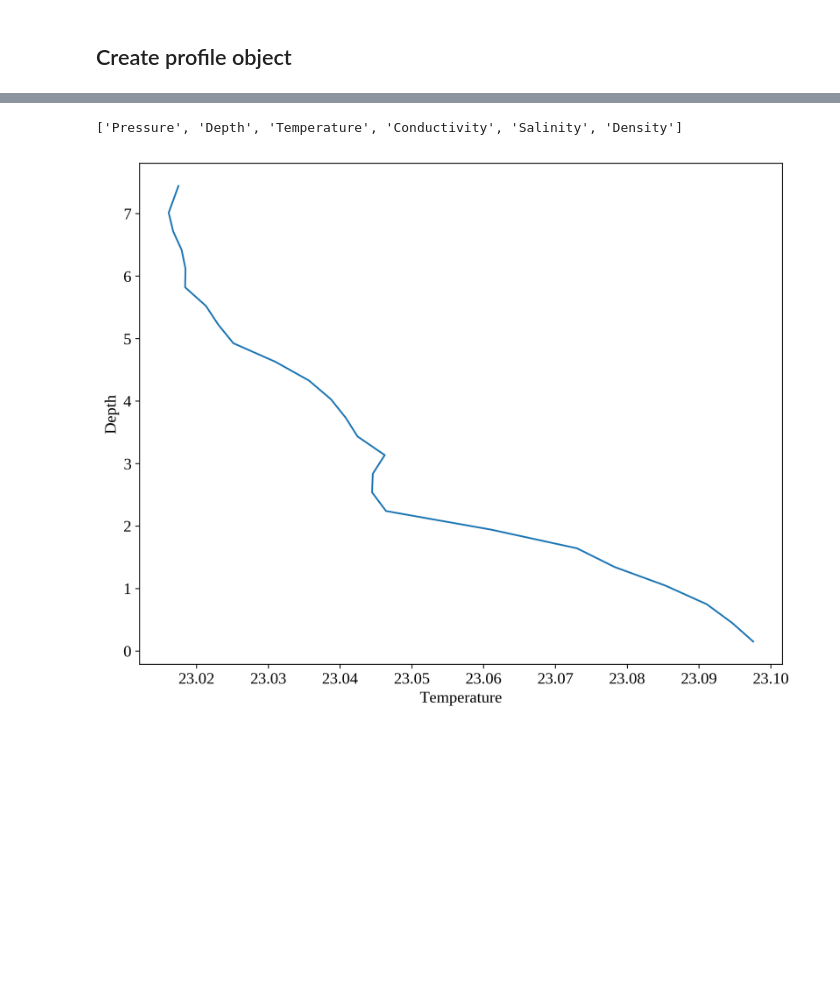
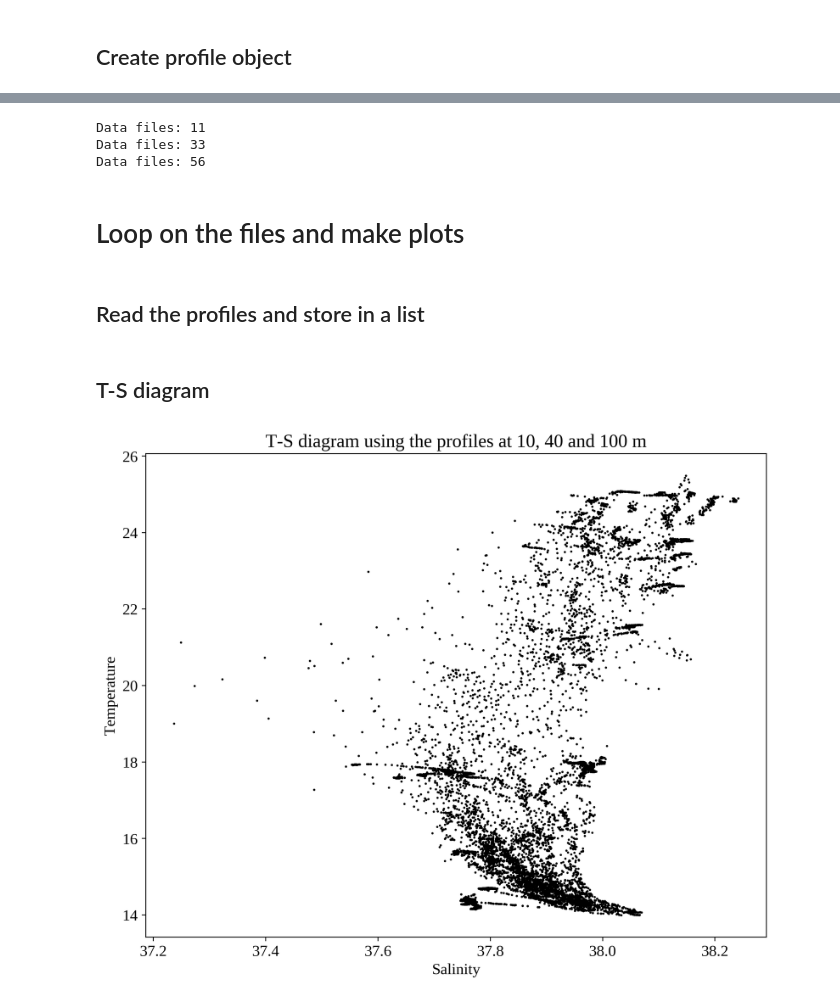
Before and after one commit to gher-uliege/Stareso-Data-Processing, a Jupyter notebook: plot_stareso_profiles.ipynb, the cells around one changed output, grey strips where cells are left out. Saved outputs shown, nothing was run; the diff lists cells and outputs as text; code cells hidden in the pictures; blank space fills up the shorter version.

Commit message:
plottig CTD profiles

```diff
--- a/plot_stareso_profiles.ipynb
+++ b/plot_stareso_profiles.ipynb
@@ -9,3 +13,10 @@ datafile = os.path.join(datadir, '20160721_082911 Stareso.csv')
+# %%
+datadirs = ['/home/ctroupin/Presentations/2017/201705_StageCalvi/StageCalvi2017/CTDs/Stareso10m/',
+            '/home/ctroupin/Presentations/2017/201705_StageCalvi/StageCalvi2017/CTDs/Stareso40m/',
+            '/home/ctroupin/Presentations/2017/201705_StageCalvi/StageCalvi2017/CTDs/TC100']
+figdir = './figures/'
+if not os.path.exists(figdir):
+    os.makedirs(figdir)
 # %% [markdown]
 ## Create profile object
 # %%
@@ -40,7 +51,7 @@ class CTDprofile(object):
                     self.varnames.append(m.group(1))
                     self.varunits[m.group(1)] = m.group(2)
 
-            nvars = len(varnames)
+            nvars = len(self.varnames)
 
             # Create dictionnary of variable profiles:
             # Key = variable name
@@ -54,9 +65,6 @@ class CTDprofile(object):
                     self.varprofile[self.varnames[i]].append(float(line.split(',')[i]))
                 line = f.readline().rstrip('\n')
 
-    def make_plot(self, varname1, varname2):
-        fig = plt.figure()
-        plt.plot(self.varprofile[varname1], self.varprofile[varname2])
+        plt.plot(self.varprofile[varname1], self.varprofile[varname2], **kwargs)
         plt.xlabel(varname1)
         plt.ylabel(varname2)
-        plt.show()
@@ -63,10 +73,31 @@ class CTDprofile(object):
+# %%
+datafilelist = []
+for datadir in datadirs:
+    datafilelist.extend(sorted(glob.glob(os.path.join(datadir, "*csv"))))
+    print("Data files: {0}".format(len(datafilelist)))
+# %% [output]
+Data files: 11
+Data files: 33
+Data files: 56
+# %% [markdown]
+# Loop on the files and make plots
+# %% [markdown]
+## Read the profiles and store in a list
 # %%
-Profile = CTDprofile(datafile)
-Profile.read_from()
-Profile.varnames
+ProfileList = []
+for datafile in datafilelist:
+    Profile = CTDprofile(datafile)
+    Profile.read_from()
+    ProfileList.append(Profile)
-# %% [output]
-['Pressure', 'Depth', 'Temperature', 'Conductivity', 'Salinity', 'Density']
-# %%
-Profile.make_plot('Temperature', 'Depth')
-# %% [output]
-[figure, removed]
+# %% [markdown]
+## T-S diagram
+# %%
+fig = plt.figure()
+for Profile in ProfileList:
+    Profile.make_plot('Salinity', 'Temperature',
+                      color='k', marker='o', markersize=1, linestyle='')
+plt.title('T-S diagram using the profiles at 10, 40 and 100 m')
+plt.show()
+plt.close()
+# %% [output]
+[figure, added]
```
Also changed, not shown: parts of 9 cells of this notebook.
